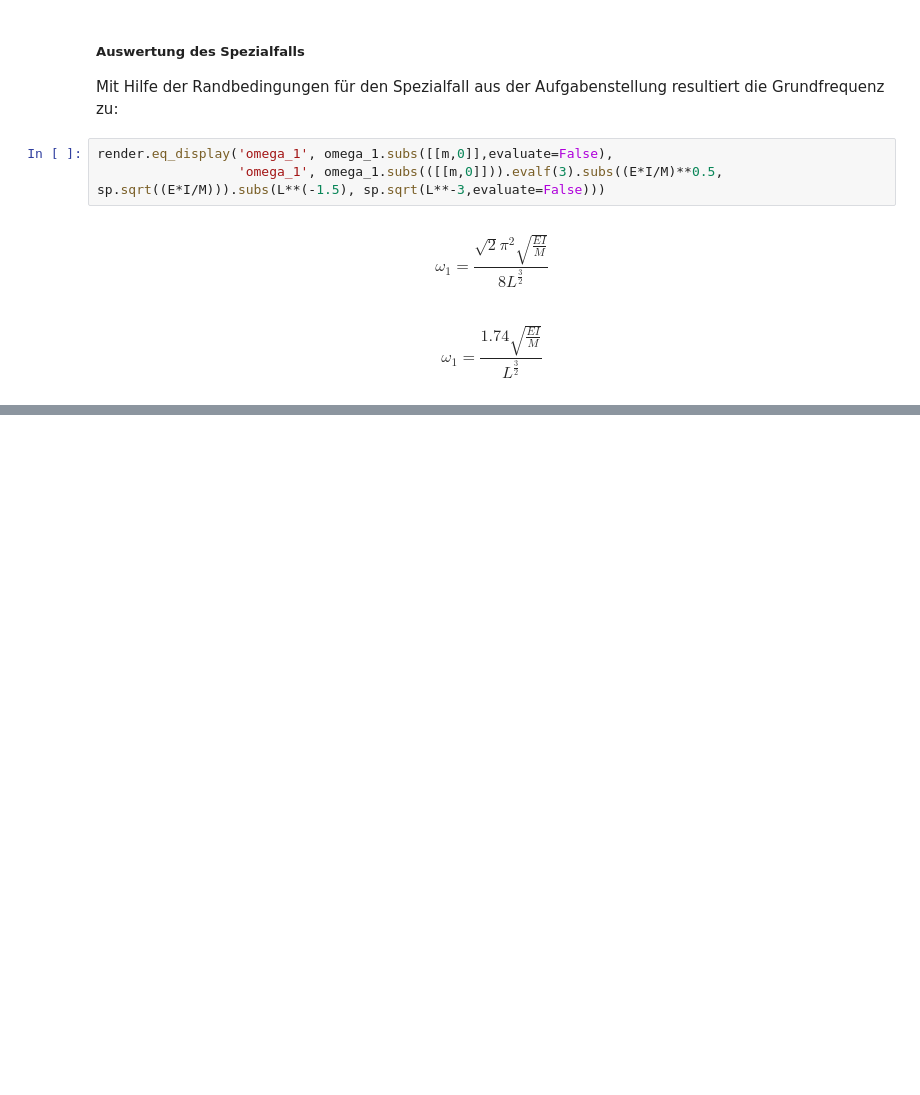
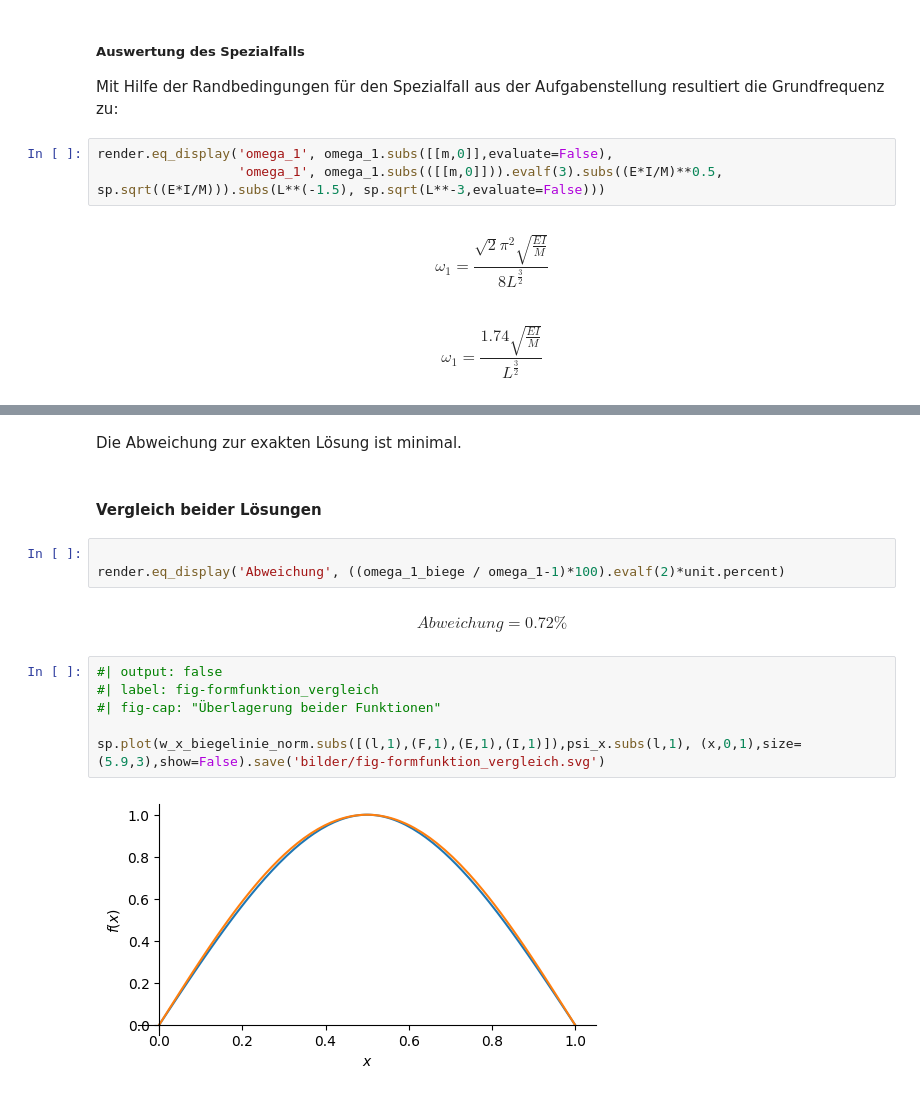
Before and after one commit to PascalGitz/Beispielsammlung, a Jupyter notebook: U1_rayleigh.ipynb, the cells around one changed output, grey strips where cells are left out. Saved outputs shown, nothing was run; the diff lists cells and outputs as text; blank space fills up the shorter version.

```diff
--- a/U1_rayleigh.ipynb
+++ b/U1_rayleigh.ipynb
@@ -228,0 +351,17 @@ render.eq_display('omega_1', omega_1.subs([[m,0]],evaluate=False),
+# %% [markdown]
+Die Abweichung zur exakten Lösung ist minimal.
+# %% [markdown]
+#### Vergleich beider Lösungen
+# %%
+
+render.eq_display('Abweichung', ((omega_1_biege / omega_1-1)*100).evalf(2)*unit.percent)
+# %% [output]
+\begin{equation*}Abweichung = 0.72 \%\end{equation*}
+# %%
+#| output: false
+#| label: fig-formfunktion_vergleich
+#| fig-cap: "Überlagerung beider Funktionen"
+
+sp.plot(w_x_biegelinie_norm.subs([(l,1),(F,1),(E,1),(I,1)]),psi_x.subs(l,1), (x,0,1),size=(5.9,3),show=False).save('bilder/fig-formfunktion_vergleich.svg')
+# %% [output]
+[figure, added]
```
Also changed, not shown: parts of 21 cells of this notebook, 18 other files.
